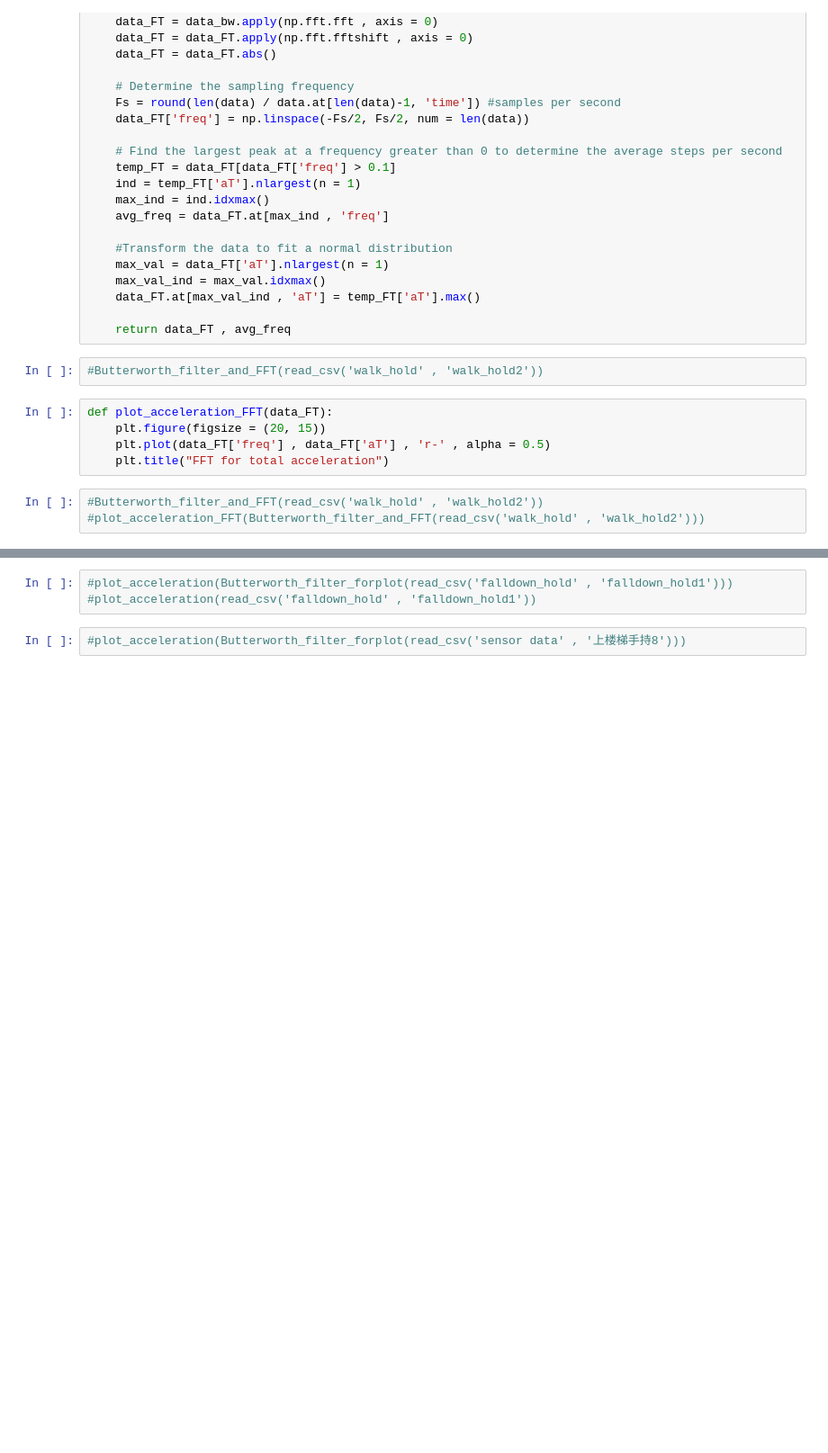
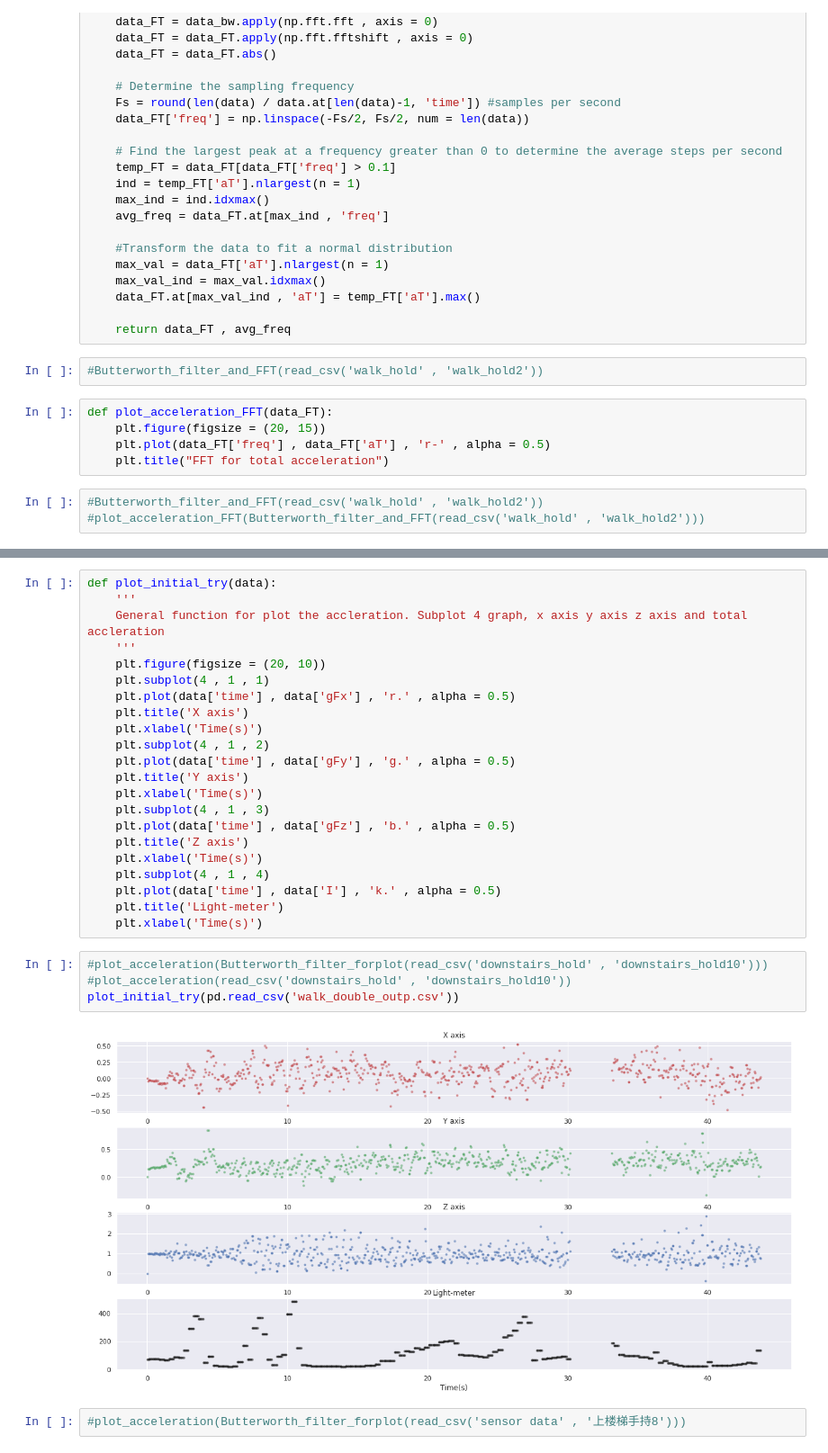
Before and after one commit to MingXXI/cmpt353, a Jupyter notebook: Cleaning_Data.ipynb, the cells around one changed output, grey strips where cells are left out. Shown at 90% size. Saved outputs shown, nothing was run; the diff lists cells and outputs as text; blank space fills up the shorter version.

```diff
--- a/Cleaning_Data.ipynb
+++ b/Cleaning_Data.ipynb
@@ -114,9 +114,34 @@ def plot_acceleration(data):
     plt.title('Total acceleration')
     plt.xlabel('Time(s)')
     plt.ylabel('Acceleration(m/s^2)')
+# %%
+def plot_initial_try(data):
+    '''
+    General function for plot the accleration. Subplot 4 graph, x axis y axis z axis and total accleration
+    '''
+    plt.figure(figsize = (20, 10))
+    plt.subplot(4 , 1 , 1)
+    plt.plot(data['time'] , data['gFx'] , 'r.' , alpha = 0.5)
+    plt.title('X axis')
+    plt.xlabel('Time(s)')
+    plt.subplot(4 , 1 , 2)
+    plt.plot(data['time'] , data['gFy'] , 'g.' , alpha = 0.5)
+    plt.title('Y axis')
+    plt.xlabel('Time(s)')
+    plt.subplot(4 , 1 , 3)
+    plt.plot(data['time'] , data['gFz'] , 'b.' , alpha = 0.5)
+    plt.title('Z axis')
+    plt.xlabel('Time(s)')
+    plt.subplot(4 , 1 , 4)
+    plt.plot(data['time'] , data['I'] , 'k.' , alpha = 0.5)
+    plt.title('Light-meter')
+    plt.xlabel('Time(s)')
 # %%
-#plot_acceleration(Butterworth_filter_forplot(read_csv('falldown_hold' , 'falldown_hold1')))
-#plot_acceleration(read_csv('falldown_hold' , 'falldown_hold1'))
+#plot_acceleration(Butterworth_filter_forplot(read_csv('downstairs_hold' , 'downstairs_hold10')))
+#plot_acceleration(read_csv('downstairs_hold' , 'downstairs_hold10'))
+plot_initial_try(pd.read_csv('walk_double_outp.csv'))
+# %% [output]
+[figure, added]
 # %%
 #plot_acceleration(Butterworth_filter_forplot(read_csv('sensor data' , '上楼梯手持8')))
 # %%
```
Also changed, not shown: parts of 6 cells of this notebook, 5 other files.
